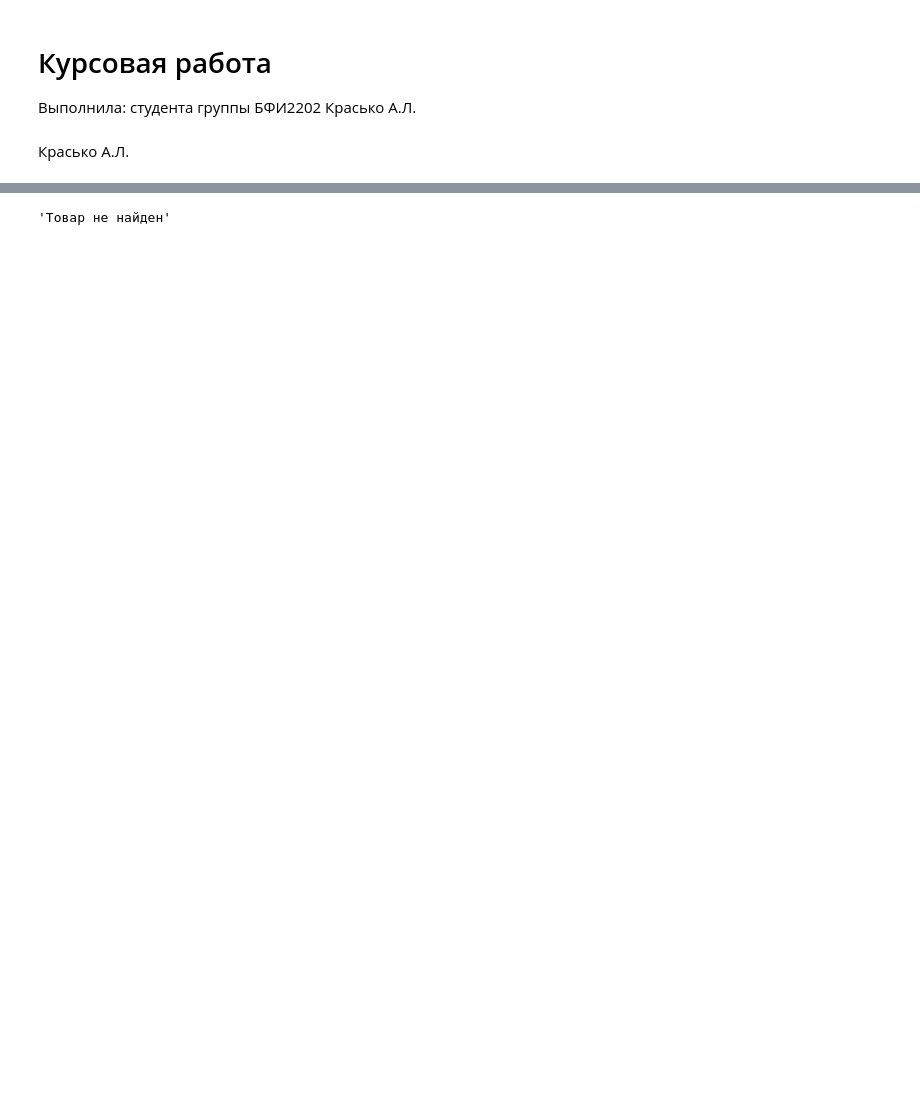
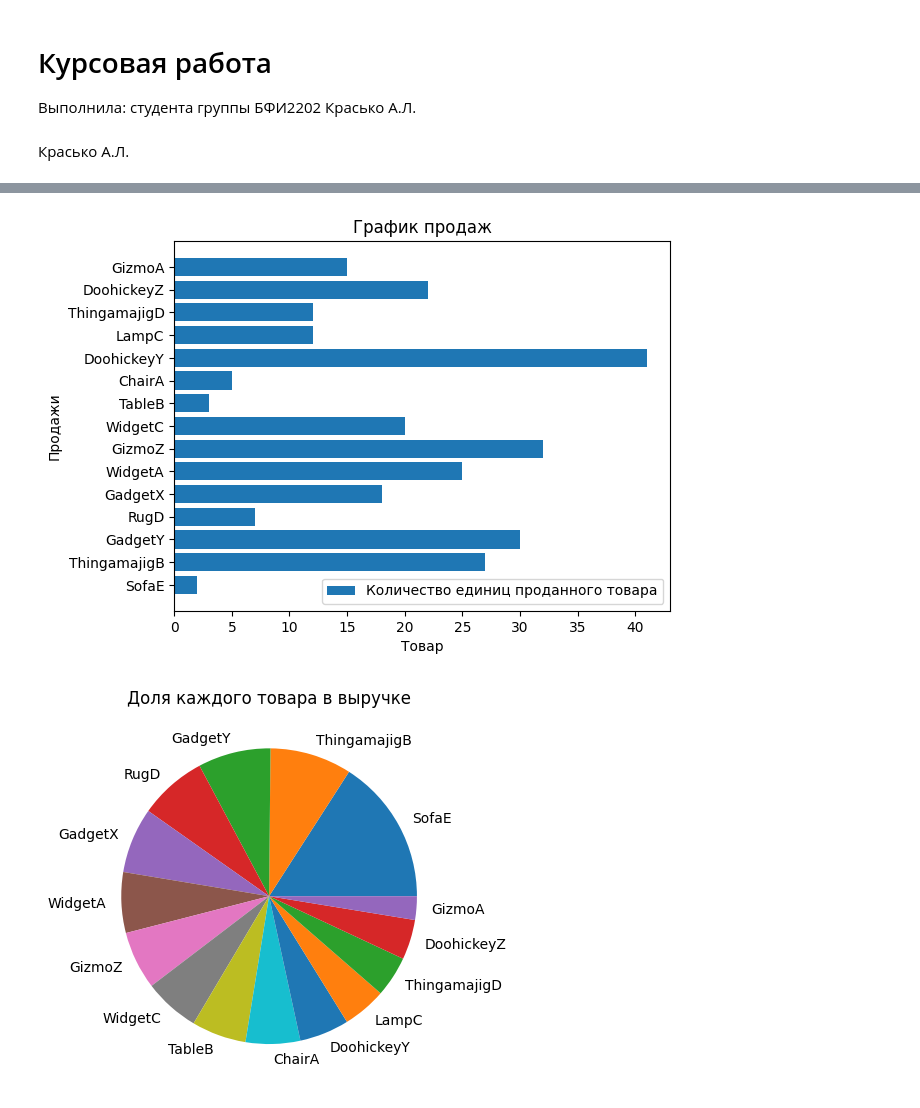
Before and after one commit to Anastasiia2201/SIAOD_coursework-, a Jupyter notebook: курсовая_работа_красько.ipynb, the cells around one changed output, grey strips where cells are left out. Saved outputs shown, nothing was run; the diff lists cells and outputs as text; code cells hidden in the pictures; blank space fills up the shorter version.

```diff
--- a/курсовая_работа_красько.ipynb
+++ b/курсовая_работа_красько.ipynb
@@ -120,18 +124,17 @@ def partition(array, pivot, sort_by):
     return left, center, right
 # %%
 def bin_search(arr, product_name):
+    print(f'Поиск товара {product_name}...')
     length = len(arr)
     data = quick_sort(arr, sort_by='name')
-    print(*data, sep='\n')
     left_point = 0
     right_point = length - 1
-    while left_point < right_point:
+    while left_point <= right_point:
         mid = (left_point + right_point) // 2
-        print(data[mid][0])
         if data[mid][0] > product_name:
             left_point = mid + 1
         elif data[mid][0] == product_name:
-            print(f'\nТовар {product_name} найден! {data[mid]}')
+            print(f'Товар {product_name} найден!')
             return data[mid]
         else:
             right_point = mid - 1
@@ -152,4 +142,40 @@ def calculate_revenue(data: list):
+# %%
+def calculate_revenue(data: list):
+    sorted_data = quick_sort(data, sort_by='revenue')
+    product_names = [product[0] for product in sorted_data]
+    quantity = [product[1]['quantity'] for product in sorted_data]
+    revenue = [product[1]['price']*product[1]['quantity'] for product in sorted_data]
+    max_quantity = sorted_data[0]
+
+    for item in sorted_data:
+        if item[1]['quantity'] > max_quantity[1]['quantity']:
+            max_quantity = item
+
+    max_revenue = sorted_data[0][1]['quantity']*sorted_data[0][1]['price']
+    total_revenue = sum(revenue)
+    share = [round(((item[1]['quantity']*item[1]['price'])/total_revenue)*100,2) for item in sorted_data]
+
+    print('Товар, отсортированный по выручке:')
+    for index in range(len(sorted_data)):
+        print(sorted_data[index], f' revenue: {revenue[index]:.2f}, share: {share[index]}%')
+    print(f'\nОтчет')
+    print(f'Общая выручка магазина: {total_revenue:.2f}')
+    print('Наибольшое количество раз был продан {0}: {1} раз'.format(max_quantity[0], max_quantity[1]['quantity']))
+    print(f'Наибольшую выручку принес {sorted_data[0][0]}: {max_revenue:.2f}')
+
+    plt.barh(product_names, quantity, label='Количество единиц проданного товара')
+    plt.xlabel('Товар')
+    plt.ylabel('Продажи')
+    plt.title('График продаж')
+    plt.legend()
+    plt.show()
+    plt.close()
+    plt.pie(share, labels=product_names)
+    plt.title('Доля каждого товара в выручке')
 # %%
 data = import_data(PATH, HashTable(CAPACITY)).get_table()
-bin_search(data, 'WidgetC')
+product_name = 'TableB'
+print(bin_search(data, product_name), end='\n\n')
+
+calculate_revenue(data)
 # %% [output]
@@ -174 +199,2 @@ WidgetA
-'Товар не найден'
+[figure, added]
+[figure, added]
```
Also changed, not shown: parts of 5 cells of this notebook.
